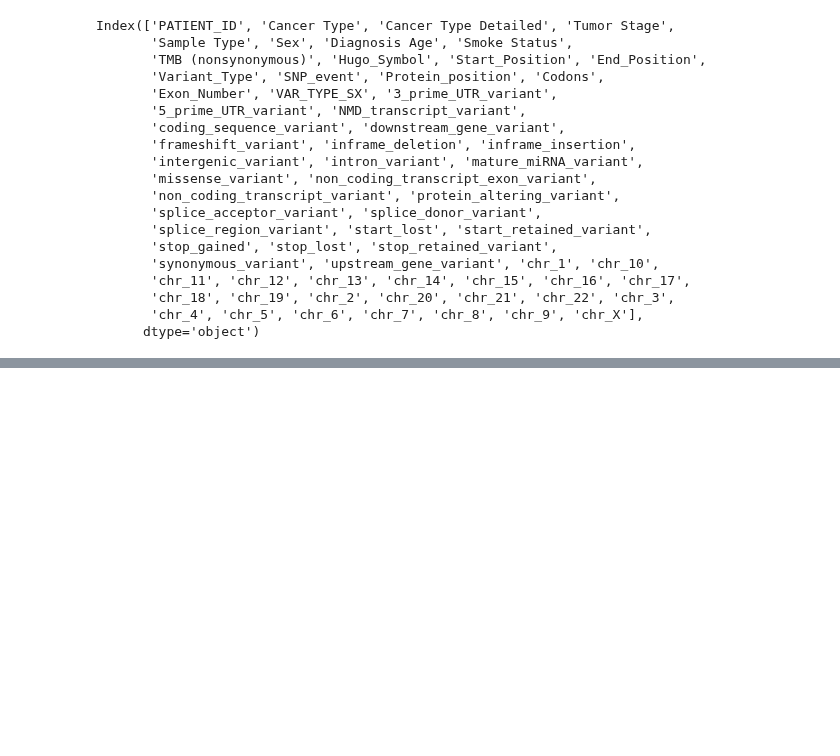
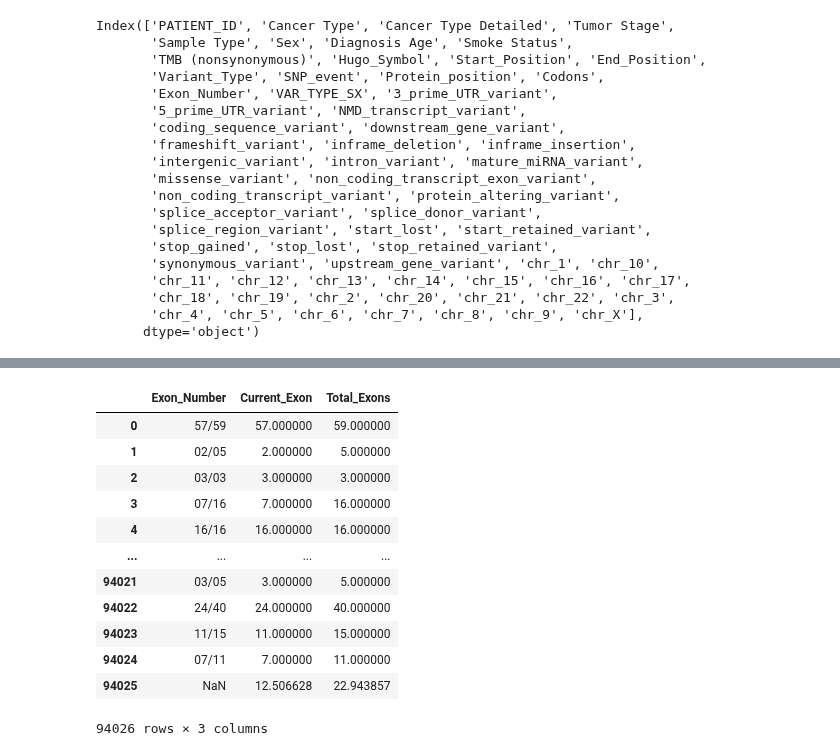
Before and after one commit to Taneun/OncoHypothesis-LLM-Ranker, a Jupyter notebook: pan_cancer/tal_data_preprocessing_new.ipynb, the cells around one changed output, grey strips where cells are left out. Cells and saved outputs as stored; diff of their text form; code cells hidden in the pictures; blank space fills up the shorter version.

```diff
--- a/pan_cancer/tal_data_preprocessing_new.ipynb
+++ b/pan_cancer/tal_data_preprocessing_new.ipynb
@@ -499,3 +525,5 @@ Index(['PATIENT_ID', 'Cancer Type', 'Cancer Type Detailed', 'Tumor Stage',
        'chr_18', 'chr_19', 'chr_2', 'chr_20', 'chr_21', 'chr_22', 'chr_3',
        'chr_4', 'chr_5', 'chr_6', 'chr_7', 'chr_8', 'chr_9', 'chr_X'],
       dtype='object')
+# %%
+narrowed = pd.read_csv("narrowed_cancers_data.csv")
@@ -501,0 +536,24 @@ Index(['PATIENT_ID', 'Cancer Type', 'Cancer Type Detailed', 'Tumor Stage',
+# %%
+from sklearn.impute import KNNImputer
+narrowed[['Current_Exon', 'Total_Exons']] = narrowed['Exon_Number'].str.split('/', expand=True)
+narrowed[['Current_Exon', 'Total_Exons']] = narrowed[['Current_Exon', 'Total_Exons']].astype(float)
+
+imputer = KNNImputer(n_neighbors=5)
+narrowed[["Current_Exon", "Total_Exons"]] = imputer.fit_transform(narrowed[["Current_Exon", "Total_Exons"]])
+# ransform(narrowed[["Exon_Number"]])
+# %%
+narrowed[["Exon_Number", "Current_Exon", "Total_Exons"]]
+# %% [output]
+|  | Exon_Number | Current_Exon | Total_Exons |
+| 0 | 57/59 | 57.000000 | 59.000000 |
+| 1 | 02/05 | 2.000000 | 5.000000 |
+| 2 | 03/03 | 3.000000 | 3.000000 |
+| 3 | 07/16 | 7.000000 | 16.000000 |
+| 4 | 16/16 | 16.000000 | 16.000000 |
+| ... | ... | ... | ... |
+| 94021 | 03/05 | 3.000000 | 5.000000 |
+| 94022 | 24/40 | 24.000000 | 40.000000 |
+| 94023 | 11/15 | 11.000000 | 15.000000 |
+| 94024 | 07/11 | 7.000000 | 11.000000 |
+| 94025 | NaN | 12.506628 | 22.943857 |
+94026 rows × 3 columns
```
Also changed, not shown: parts of 12 cells of this notebook, 3 other files.
